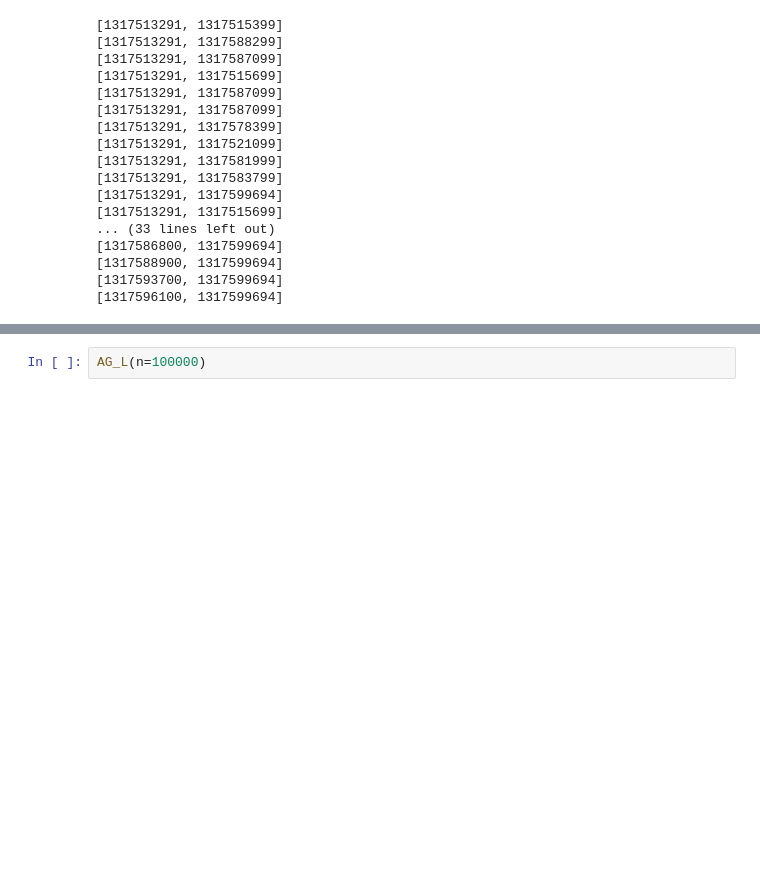
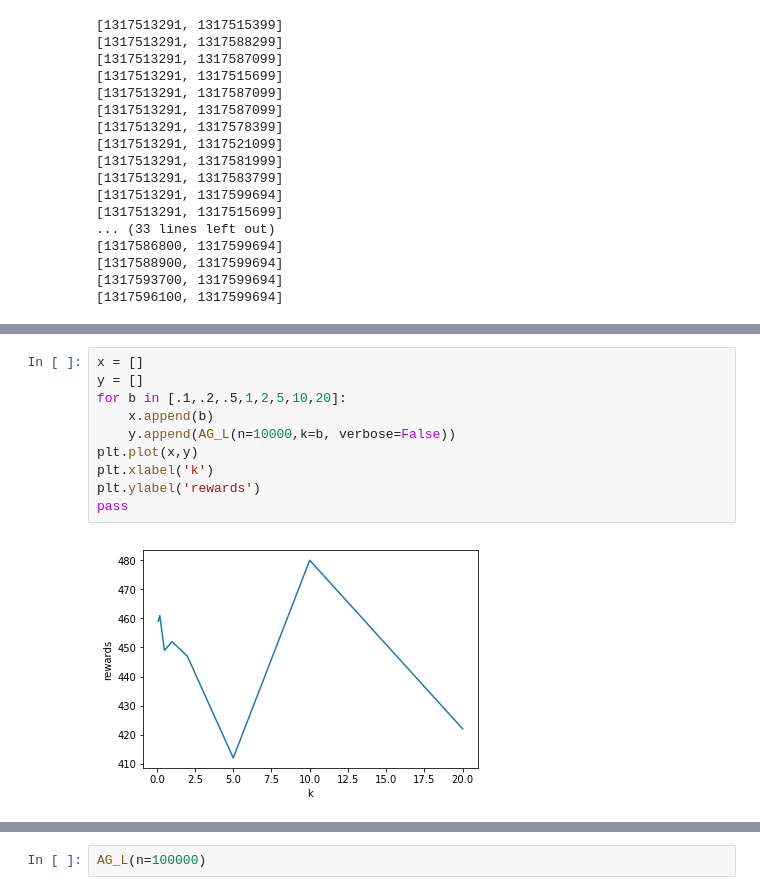
Before and after one commit to ShrekFelix/Reducing-Exploration-of-Dying-Arms-in-Mortal-Bandits, a Jupyter notebook: optimal exploration for mortal MAB.ipynb, the cells around one changed output, grey strips where cells are left out. Saved outputs shown, nothing was run; the diff lists cells and outputs as text; blank space fills up the shorter version.

```diff
--- a/optimal exploration for mortal MAB.ipynb
+++ b/optimal exploration for mortal MAB.ipynb
@@ -185,0 +261,12 @@ max expectation: 0.059574468085106386
+# %%
+x = []
+y = []
+for b in [.1,.2,.5,1,2,5,10,20]:
+    x.append(b)
+    y.append(AG_L(n=10000,k=b, verbose=False))
+plt.plot(x,y)
+plt.xlabel('k')
+plt.ylabel('rewards')
+pass
+# %% [output]
+[figure, added]
```
Also changed, not shown: parts of 11 cells of this notebook.
